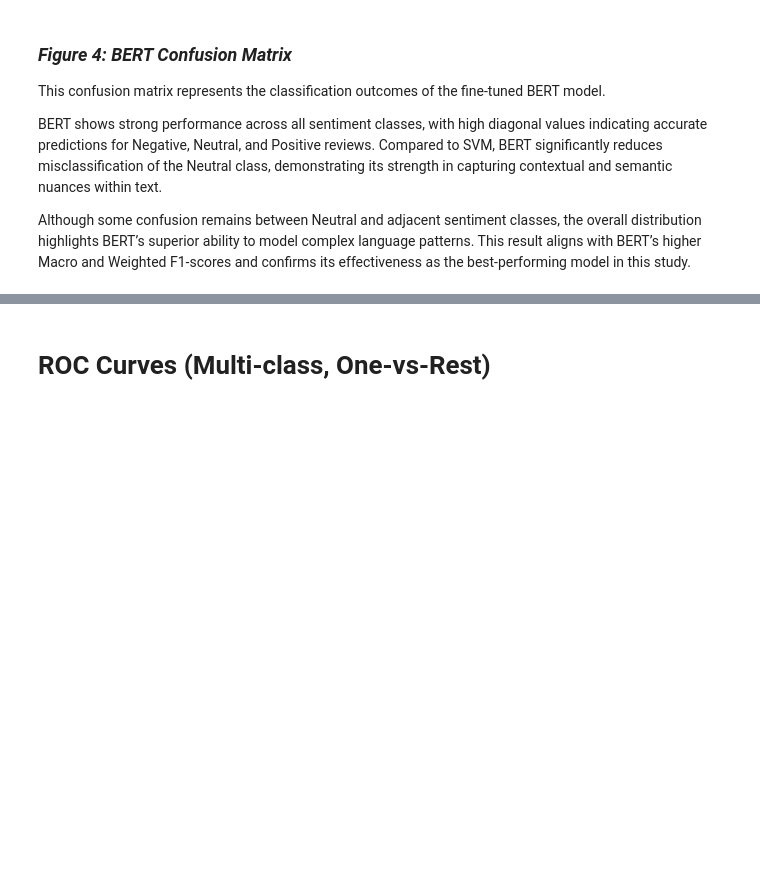
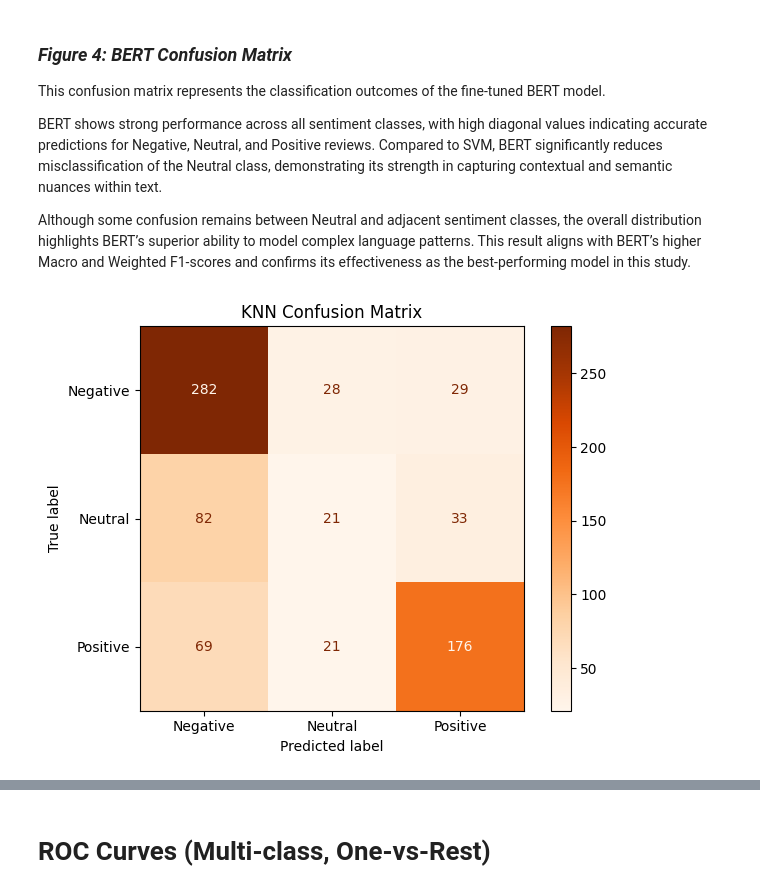
Before and after one commit to apilghimire/AML-Coursework, a Jupyter notebook: coursework.ipynb, the cells around one changed output, grey strips where cells are left out. Drawn from its saved outputs; the diff is of its cells as text; code cells hidden in the pictures; blank space fills up the shorter version.

Commit message:
Created using Colab with remain confusion matrix and ROC curve added for KNN and NB

```diff
--- a/coursework.ipynb
+++ b/coursework.ipynb
@@ -2457,3 +2448,18 @@ This confusion matrix represents the classification outcomes of the fine-tuned B
 BERT shows strong performance across all sentiment classes, with high diagonal values indicating accurate predictions for Negative, Neutral, and Positive reviews. Compared to SVM, BERT significantly reduces misclassification of the Neutral class, demonstrating its strength in capturing contextual and semantic nuances within text.
 
 Although some confusion remains between Neutral and adjacent sentiment classes, the overall distribution highlights BERT’s superior ability to model complex language patterns. This result aligns with BERT’s higher Macro and Weighted F1-scores and confirms its effectiveness as the best-performing model in this study.
+# %%
+import matplotlib.pyplot as plt
+from sklearn.metrics import ConfusionMatrixDisplay
+
+class_names = ["Negative", "Neutral", "Positive"]
+disp = ConfusionMatrixDisplay(
+    confusion_matrix=knn_cm,
+    display_labels=class_names
+)
+disp.plot(cmap="Oranges", values_format="d")
+plt.title("KNN Confusion Matrix")
+plt.tight_layout()
+plt.show()
+# %% [output]
+[figure, added]
```
Also changed, not shown: parts of 10 cells of this notebook.
